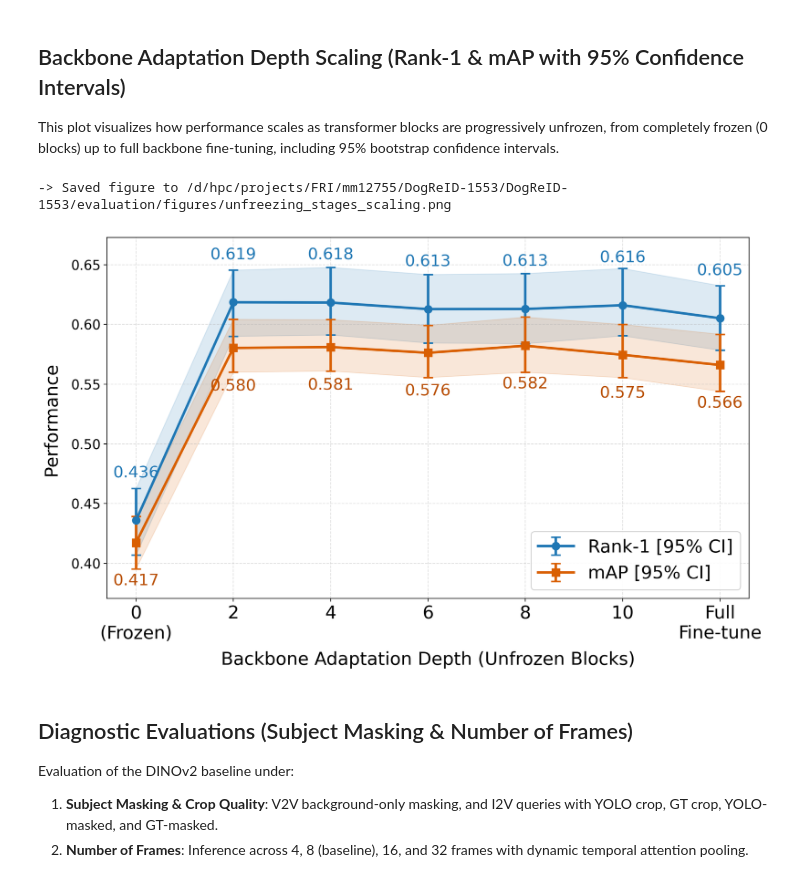
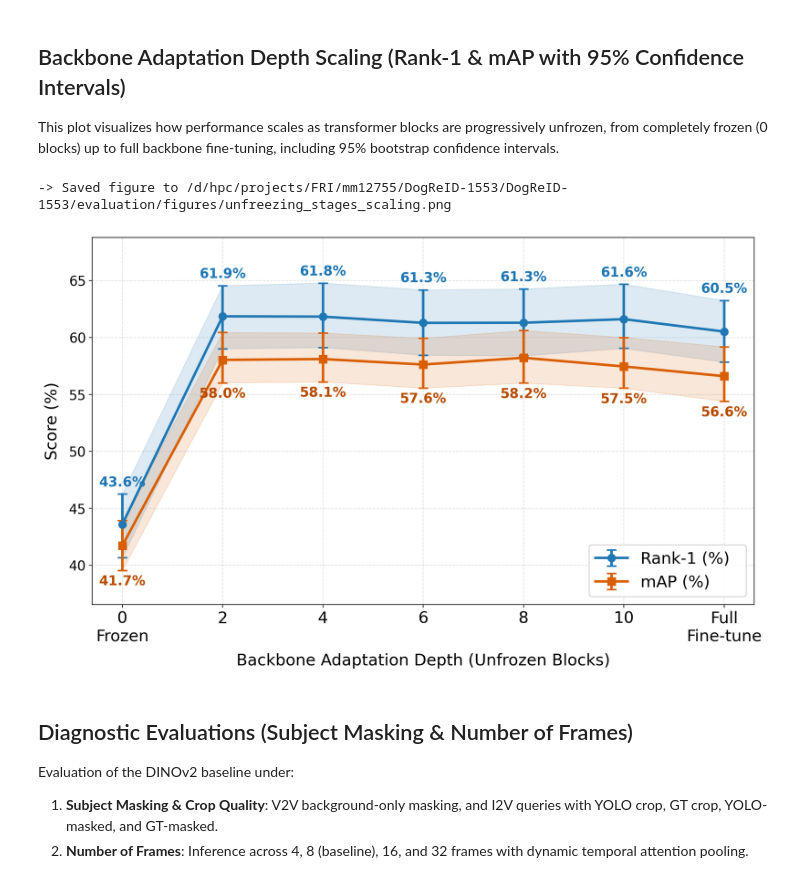
Before and after one commit to markoMedved/DogReID-1553, a Jupyter notebook: evaluation/evaluate_ablations.ipynb, the cells around one changed output. Saved outputs shown, nothing was run; the diff lists cells and outputs as text; code cells hidden in the pictures.

```diff
--- a/evaluation/evaluate_ablations.ipynb
+++ b/evaluation/evaluate_ablations.ipynb
@@ -385,19 +320,24 @@ for key, entry in all_ablation_results.items():
 
     # mAP
     m_mean = res.get("mAP_boot_mean", full.get("mAP", 0.0)) * 100
+    m_std = res.get("mAP_std", 0.0) * 100
     m_ci = res.get("mAP_ci", (0.0, 0.0))
     m_low, m_high = m_ci[0] * 100, m_ci[1] * 100
 
     # CMC Rank-1, Rank-5, Rank-10
     cmc_boot = res.get("cmc_boot_mean", full.get("cmc", np.zeros(10)))
+    cmc_std = res.get("cmc_std", np.zeros(10))
     cmc_l = res.get("cmc_ci_lower", cmc_boot)
     cmc_u = res.get("cmc_ci_upper", cmc_boot)
 
     r1 = cmc_boot[0] * 100
+    r1_std = cmc_std[0] * 100 if len(cmc_std) > 0 else 0.0
     r1_l, r1_u = cmc_l[0] * 100, cmc_u[0] * 100
 
     r5 = cmc_boot[4] * 100 if len(cmc_boot) >= 5 else 0.0
-    r5_l, r5_u = cmc_l[4] * 100, cmc_u[4] * 100
+    r5_std = cmc_std[4] * 100 if len(cmc_std) >= 5 else 0.0
+    r5_l = cmc_l[4] * 100 if len(cmc_l) >= 5 else 0.0
+    r5_u = cmc_u[4] * 100 if len(cmc_u) >= 5 else 0.0
 
     r10 = cmc_boot[9] * 100 if len(cmc_boot) >= 10 else 0.0
     r10_l, r10_u = cmc_l[9] * 100, cmc_u[9] * 100
@@ -405,7 +345,7 @@ for key, entry in all_ablation_results.items():
     # Deltas
     delta_r1 = (r1 - base_r1 * 100) if base_r1 is not None else 0.0
     delta_map = (m_mean - base_mAP * 100) if base_mAP is not None else 0.0
-    delta_str = f"{delta_r1:+.2f} / {delta_map:+.2f}" if key != "baseline" else "Reference"
+    delta_str = f"{delta_r1:+.1f} / {delta_map:+.1f}" if key != "baseline" else "Reference"
 
     rows.append({
         "Key": key,
@@ -413,9 +353,9 @@ for key, entry in all_ablation_results.items():
         "Category": meta.get("category", "Other"),
         "Variant": meta.get("display_name", key),
         "Description": meta.get("config_desc", ""),
-        "Rank-1 (%) [95% CI]": f"{r1:.2f} [{r1_l:.2f}-{r1_u:.2f}]",
-        "mAP (%) [95% CI]": f"{m_mean:.2f} [{m_low:.2f}-{m_high:.2f}]",
-        "Rank-5 (%) [95% CI]": f"{r5:.2f} [{r5_l:.2f}-{r5_u:.2f}]",
+        "Rank-1 (%) [95% CI]": f"{r1:.1f} ± {r1_std:.1f} [{r1_l:.1f}-{r1_u:.1f}]",
+        "Rank-5 (%) [95% CI]": f"{r5:.1f} ± {r5_std:.1f} [{r5_l:.1f}-{r5_u:.1f}]",
+        "mAP (%) [95% CI]": f"{m_mean:.1f} ± {m_std:.1f} [{m_low:.1f}-{m_high:.1f}]",
         "Δ R-1 / Δ mAP": delta_str,
         "Rank-1_raw": r1,
         "mAP_raw": m_mean,
@@ -497,13 +434,12 @@ from pathlib import Path
 
 # Ordered list of candidate depth stages
 depth_stage_defs = [
-    {"keys": ["unfreeze0"], "label": "0\n(Frozen)", "short": "0"},
+    {"keys": ["unfreeze0"], "label": "0\nFrozen", "short": "0"},
     {"keys": ["unfreeze2"], "label": "2", "short": "2"},
     {"keys": ["unfreeze4"], "label": "4", "short": "4"},
     {"keys": ["baseline", "unfreeze6"], "label": "6", "short": "6", "is_base": True},
     {"keys": ["unfreeze8"], "label": "8", "short": "8"},
     {"keys": ["unfreeze10"], "label": "10", "short": "10"},
-    {"keys": ["unfreeze12"], "label": "12", "short": "12"},
     {"keys": ["full_finetune"], "label": "Full\nFine-tune", "short": "Full FT"},
 ]
 
@@ -517,12 +453,12 @@ for stage in depth_stage_defs:
             cmc_boot = res.get("cmc_boot_mean", full.get("cmc", np.zeros(10)))
             cmc_l = res.get("cmc_ci_lower", cmc_boot)
             cmc_u = res.get("cmc_ci_upper", cmc_boot)
-            r1 = cmc_boot[0]
-            r1_l, r1_u = cmc_l[0], cmc_u[0]
+            r1 = cmc_boot[0] * 100
+            r1_l, r1_u = cmc_l[0] * 100, cmc_u[0] * 100
 
-            m_mean = res.get("mAP_boot_mean", full.get("mAP", 0.0))
+            m_mean = res.get("mAP_boot_mean", full.get("mAP", 0.0)) * 100
             m_ci = res.get("mAP_ci", (0.0, 0.0))
-            m_l, m_u = m_ci[0], m_ci[1]
+            m_l, m_u = m_ci[0] * 100, m_ci[1] * 100
 
             plot_stages.append({
                 "key": k,
@@ -557,48 +493,66 @@ if len(plot_stages) >= 2:
 
     # Curves with error bars
     ax.errorbar(x_indices, r1_vals, yerr=[r1_vals - r1_lows, r1_highs - r1_vals],
-                fmt="-o", color="#1f77b4", label="Rank-1 [95% CI]",
+                fmt="-o", color="#1f77b4", label="Rank-1 (%)  ",
                 linewidth=2.8, markersize=8.5, capsize=5.5, capthick=1.8)
 
     ax.errorbar(x_indices, map_vals, yerr=[map_vals - map_lows, map_highs - map_vals],
-                fmt="-s", color="#d95f02", label="mAP [95% CI]",
+                fmt="-s", color="#d95f02", label="mAP (%)  ",
                 linewidth=2.8, markersize=8.5, capsize=5.5, capthick=1.8)
 
-    # Annotate points with values
+    # Annotate values just outside the confidence intervals
     for i, s in enumerate(plot_stages):
-        ax.annotate(f"{s['r1']:.3f}", (i, s["r1"]), textcoords="offset points", xytext=(0, 48),
-                    ha="center", fontsize=18, color="#1f77b4")
-        ax.annotate(f"{s['map']:.3f}", (i, s["map"]), textcoords="offset points", xytext=(0, -48),
-                    ha="center", fontsize=18, color="#b84d00")
+        ax.annotate(
+            f"{s['r1']:.1f}%",
+            xy=(i, s["r1_u"]),
+            xytext=(0, 5),
+            textcoords="offset points",
+            ha="center",
+            va="bottom",
+            fontsize=15,
+            color="#1f77b4",
+            weight="bold",
+        )
 
+        ax.annotate(
+            f"{s['map']:.1f}%",
+            xy=(i, s["map_l"]),
+            xytext=(0, -5),
+            textcoords="offset points",
+            ha="center",
+            va="top",
+            fontsize=15,
+            color="#b84d00",
+            weight="bold",
+        )
 
     ax.set_xticks(x_indices)
-    ax.set_xticklabels(labels, fontsize=20)
+    ax.set_xticklabels(labels, fontsize=18)
     ax.tick_params(axis="y", labelsize=15)
-    ax.set_xlabel("Backbone Adaptation Depth (Unfrozen Blocks)", fontsize=20, labelpad=10)
-    ax.set_ylabel("Performance ", fontsize=20, labelpad=10)
+    ax.set_xlabel("Backbone Adaptation Depth (Unfrozen Blocks)", fontsize=18, labelpad=10)
+    ax.set_ylabel("Score (%)", fontsize=18, labelpad=10)
     ax.grid(True, linestyle="--", alpha=0.4)
 
     # Dynamic y-limit with breathing room
-    y_min = max(0.0, min(map_lows) - 0.025)
-    y_max = min(1.0, max(r1_highs) + 0.025)
+    y_min = max(0.0, min(map_lows) - 3.0)
+    y_max = min(100.0, max(r1_highs) + 4.0)
     ax.set_ylim(y_min, y_max)
 
-    ax.legend(loc="lower right", framealpha=0.92, fontsize=20)
+    ax.legend(loc="lower right", framealpha=0.92, fontsize=18)
     plt.tight_layout()
 
     # Save publication figure
     fig_dir = ROOT_DIR / "evaluation" / "figures"
     fig_dir.mkdir(parents=True, exist_ok=True)
     plt.savefig(fig_dir / "unfreezing_stages_scaling.png", dpi=300, bbox_inches="tight")
     plt.savefig(fig_dir / "unfreezing_stages_scaling.pdf", bbox_inches="tight")
     print("-> Saved figure to " + str(fig_dir / "unfreezing_stages_scaling.png"))
     plt.show()
 else:
     print("[INFO] Insufficient depth stages discovered yet to render curve plot.")
 # %% [output]
 -> Saved figure to /d/hpc/projects/FRI/mm12755/DogReID-1553/DogReID-1553/evaluation/figures/unfreezing_stages_scaling.png
-[figure, old version]
+[figure, new version]
 # %% [markdown]
 ## Diagnostic Evaluations (Subject Masking & Number of Frames)
 
```
Also changed, not shown: parts of 12 cells of this notebook, 23 other files.
